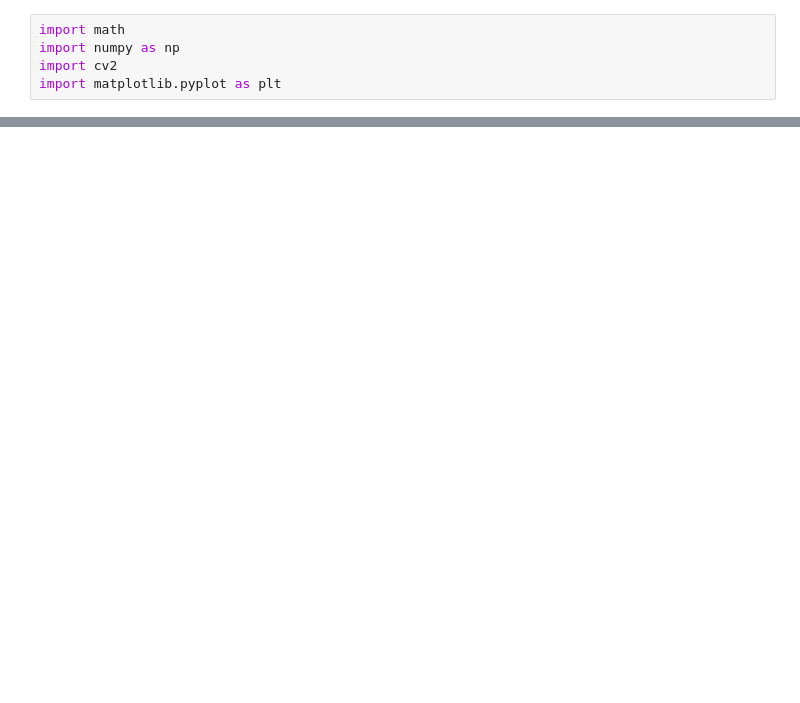
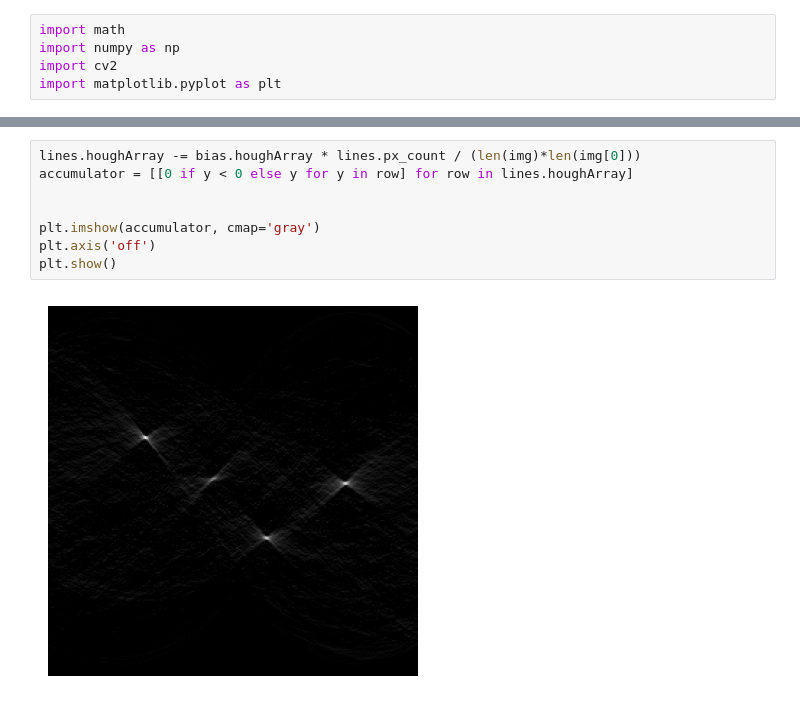
Before and after one commit to Pascal-2/2D_Computer_Vision, a Jupyter notebook: uebung5/Abgabe5.ipynb, the cells around one changed output, grey strips where cells are left out. Cells and saved outputs as stored; diff of their text form; blank space fills up the shorter version.

```diff
--- a/uebung5/Abgabe5.ipynb
+++ b/uebung5/Abgabe5.ipynb
@@ -50,0 +99,10 @@ plt.show()
+# %%
+lines.houghArray -= bias.houghArray * lines.px_count / (len(img)*len(img[0]))
+accumulator = [[0 if y < 0 else y for y in row] for row in lines.houghArray]
+
+
+plt.imshow(accumulator, cmap='gray')
+plt.axis('off')
+plt.show()
+# %% [output]
+[figure, added]
```
Also changed, not shown: parts of 4 cells of this notebook.
